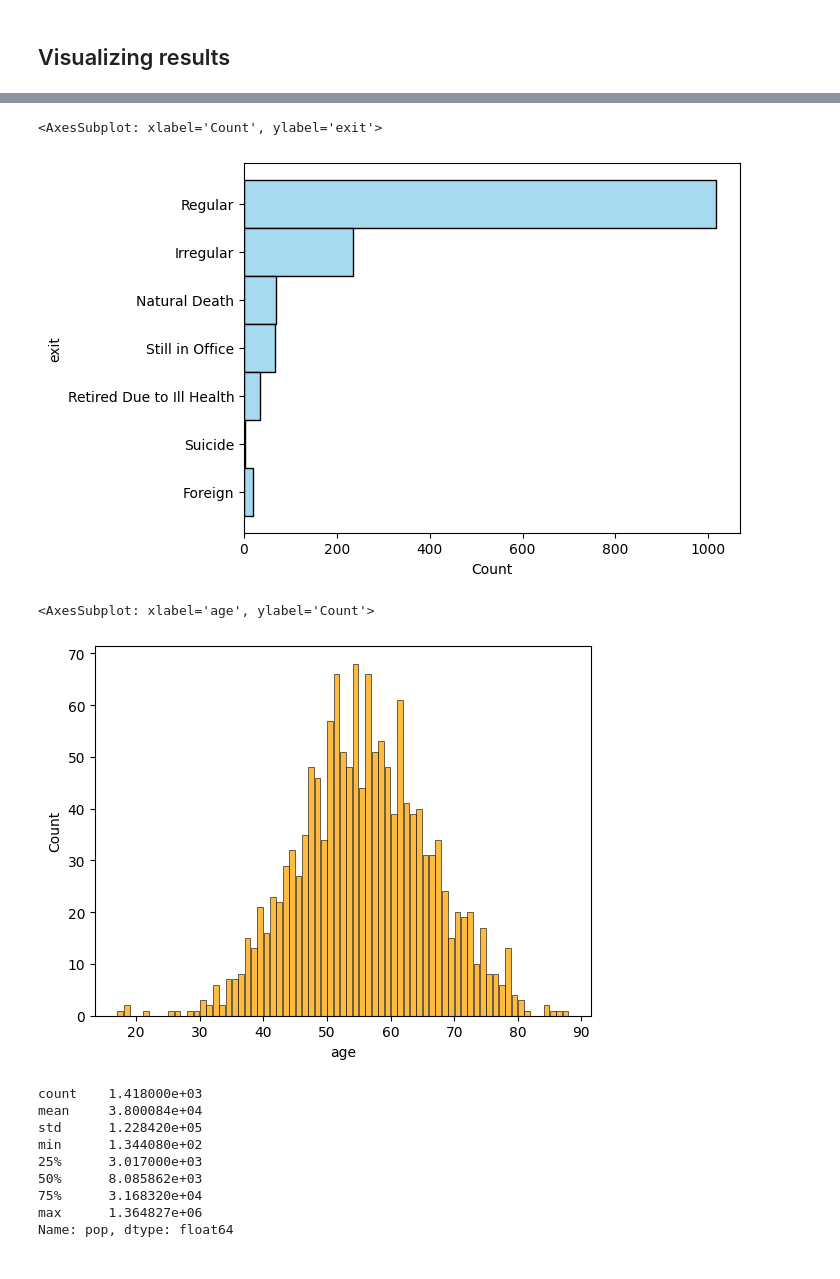
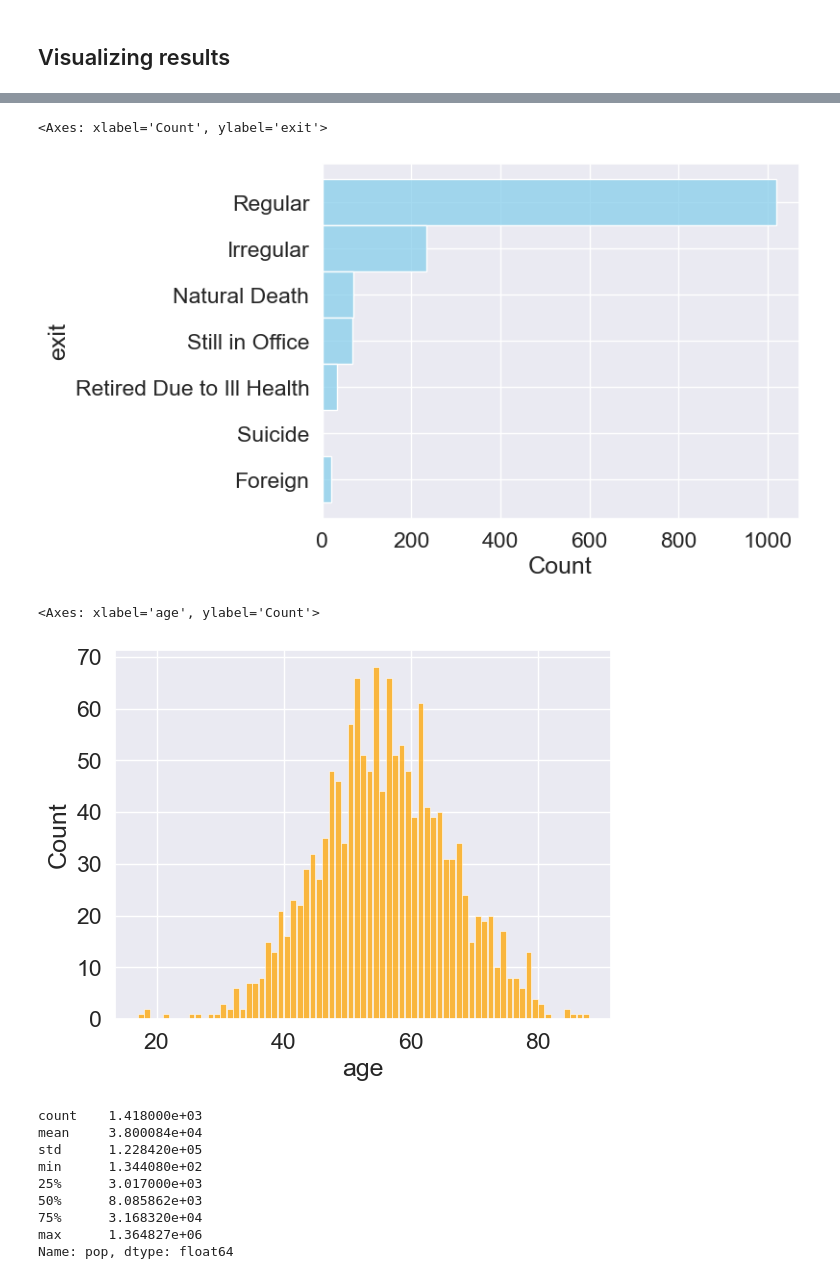
Before and after one commit to ShuaiZhao1/Analysing-Political-Executives-With-AI-data-processing, a Jupyter notebook: Notebooks/1-Data_extraction_and_visualizing.ipynb, the cells around one changed output, grey strips where cells are left out. Cells and saved outputs as stored; diff of their text form; code cells hidden in the pictures.

```diff
--- a/Notebooks/1-Data_extraction_and_visualizing.ipynb
+++ b/Notebooks/1-Data_extraction_and_visualizing.ipynb
@@ -179,9 +168,10 @@ Index(['ccode', 'leader', 'entry', 'exit', 'exitcode', 'prevtimesinoffice',
 # %%
 data_all.dropna(subset = ['leader'], inplace=True)
 
-# Delete if yrbegin > yrend, age < 0
+# Delete if yrbegin > yrend, age < 0 and age > 150
 # print(data_all[data_all['yrbegin'] > data_all['yrend']]) #age < 0
 data_all.drop(data_all[data_all['yrbegin'] > data_all['yrend']].index, inplace=True)
+data_all.drop(data_all[data_all['age'] > 150].index, inplace=True)
 
 # Delete the data_all yrbegin < 0, yrend < 0, yrborn<0, yrdied<0
 data_all.drop(data_all[data_all['yrborn']<0].index , inplace=True)
@@ -207,6 +197,6 @@ Index(['ccode', 'leader', 'entry', 'exit', 'exitcode', 'prevtimesinoffice',
 # %% [markdown]
 ## Visualizing results
 # %%
-# fig.3
+sns.set(font_scale=1.5)
 sns.histplot(data_all.entry, color='plum')
 # %% [output]
@@ -216,14 +206,15 @@ sns.histplot(data_all.entry, color='plum')
 # fig.4
 sns.histplot(data_all.exit, y = data_all.exit, color='skyblue')
 # %% [output]
-<AxesSubplot: xlabel='Count', ylabel='exit'>
+<Axes: xlabel='Count', ylabel='exit'>
-[figure, old version]
+[figure, new version]
 # %%
 # See the distribution of age on Fig. 5
+sns.set(font_scale=1.5)
 sns.histplot(data_all.age ,color = 'orange', shrink=.9, binwidth=1)
 # %% [output]
-<AxesSubplot: xlabel='age', ylabel='Count'>
+<Axes: xlabel='age', ylabel='Count'>
-[figure, old version]
+[figure, new version]
 # %%
 data_all['pop'].describe()
 # %% [output]
```
Also changed, not shown: parts of 8 cells of this notebook, 8 other files.
